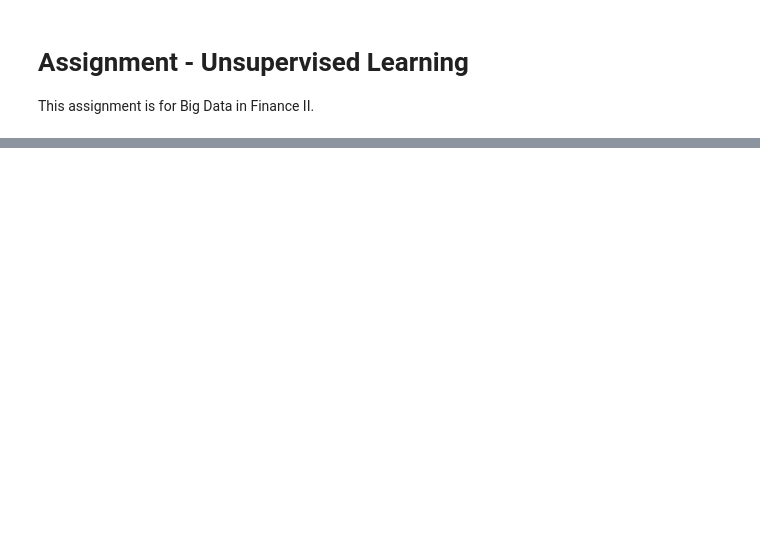
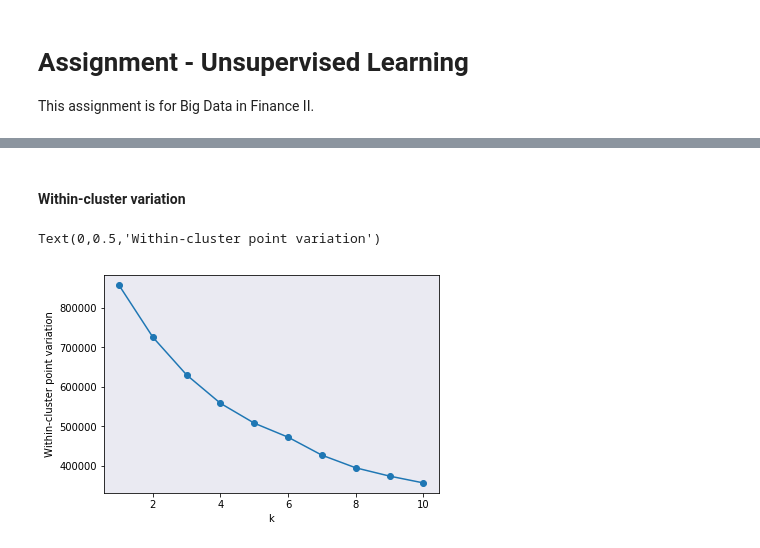
Before and after one commit to TimZhiX/Big-Data-in-Finance-II, a Jupyter notebook: Assignments/BigData2_Assignment_Group7.ipynb, the cells around one changed output, grey strips where cells are left out. Drawn from its saved outputs; the diff is of its cells as text; code cells hidden in the pictures; blank space fills up the shorter version.

```diff
--- a/Assignments/BigData2_Assignment_Group7.ipynb
+++ b/Assignments/BigData2_Assignment_Group7.ipynb
@@ -391,9 +3,0 @@ of borrowers in each cluster.
-# %%
-# for speed, use pre-loaded package
-distances = []
-for k in range(1,11):
-    fitted = KMeans(n_clusters=k,random_state = 234,n_init=10).fit(X)
-    distances.append(fitted.inertia_)
-plt.plot(range(1,11),distances,'-o')
-plt.xlabel('k')
-plt.ylabel('Within-cluster point scatter')
@@ -412,0 +348,16 @@ plt.legend(title='Cluster')
+# %%
+# it takes nearly 2 minutes to run this cell, please wait patientily
+# Complete PCA on all columns except the grade/loan_status
+pca = PCA(n_components=2)
+Z = pca.fit_transform(X.iloc[:,:-1])
+# iterate over each number of k from 1 to 10 and plot each
+plt.rcParams['axes.facecolor'] = 'eaeaf2'
+for k in range(1,11):
+    plt.figure(figsize = (12,8))
+    sc=plt.scatter(Z[:,0],Z[:,1],c=labels[k],cmap='rainbow') # rainbow for bigger contrast between clusters
+    plt.xlabel('First principal component')
+    plt.ylabel('Second principal component')
+    lp = lambda i: plt.plot([],color=sc.cmap(sc.norm(i)), ms=np.sqrt(81), mec="none", # for creating a legend
+                        label="Cluster {:g}".format(i), ls="", marker="o")[0]
+    handles = [lp(i) for i in np.unique(labels[k])]
+    plt.legend(handles=handles)
@@ -412,0 +383,20 @@ plt.legend(title='Cluster')
+# %% [markdown]
+#### Within-cluster variation
+# %%
+# it takes nearly 2 minutes to run this cell, please wait patientily
+# define an array to save the within-cluster variations
+within_cluster = []
+# run the initialisation of the K-means algorithm 10 times, fit it to our dataframe (without grade column)
+# from k=1 to k=10
+# ensure same random state as above
+for k in range(1,11):
+    fitted = KMeans(n_clusters=k,random_state = 123,n_init=10).fit(X.iloc[:,:-1])
+    within_cluster.append(fitted.inertia_)
+plt.plot(range(1,11),within_cluster,'-o')
+plt.xlabel('k')
+plt.ylabel('Within-cluster point variation')
+
+# inertia gives the sum of squared distances of samples to their closest cluster centroid
+# %% [output]
+Text(0,0.5,'Within-cluster point variation')
+[figure, added]
```
Also changed, not shown: parts of 78 cells of this notebook, 1 other file.
